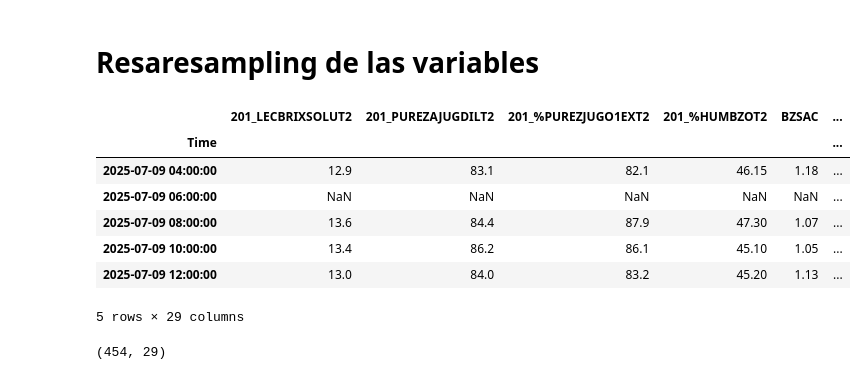
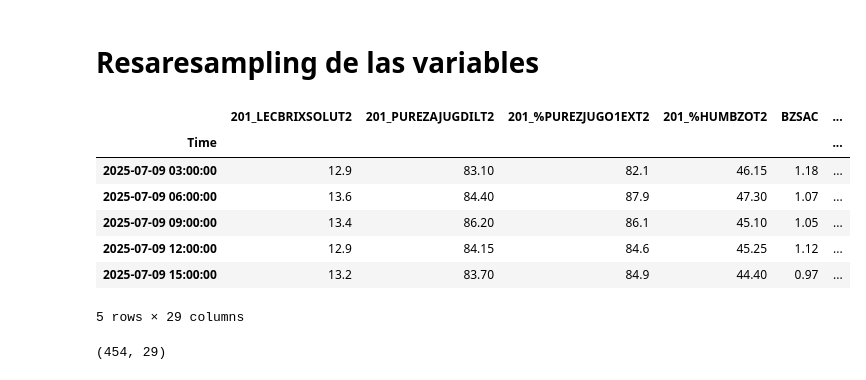
Before and after one commit to juanseo/ICESI_AnalisisDatos1_Sacarosa, a Jupyter notebook: analisis_bivariado.ipynb, the cells around one changed output. Saved outputs shown, nothing was run; the diff lists cells and outputs as text; code cells hidden in the pictures.

```diff
--- a/analisis_bivariado.ipynb
+++ b/analisis_bivariado.ipynb
@@ -172,25 +172,25 @@ df_filtrado.shape
 # %%
 # Convertir la columna "Time" a tipo datetime
 df_filtrado["Time"] = pd.to_datetime(df_filtrado["Time"], errors="coerce")
 
 # Establecer "Time" como índice
 df_resample = df_filtrado.set_index("Time")
 
 # Ejemplo: resamplear a intervalos de 1 hora y calcular la media
-df_resample_1h = df_resample.resample("2H").mean()
+df_resample_1h = df_resample.resample("3H").mean()
 
 df_resample_1h.to_csv('variables_resapleadas.csv')
 
 # Mostrar las primeras filas del dataframe resampleado
 df_resample_1h.head()
 # %% [output]
 |  | 201_LECBRIXSOLUT2 | 201_PUREZAJUGDILT2 | 201_%PUREZJUGO1EXT2 | 201_%HUMBZOT2 | BZSAC | ... |
 | Time |  |  |  |  |  | ... |
-| 2025-07-09 04:00:00 | 12.9 | 83.1 | 82.1 | 46.15 | 1.18 | ... |
-| 2025-07-09 06:00:00 | NaN | NaN | NaN | NaN | NaN | ... |
-| 2025-07-09 08:00:00 | 13.6 | 84.4 | 87.9 | 47.30 | 1.07 | ... |
-| 2025-07-09 10:00:00 | 13.4 | 86.2 | 86.1 | 45.10 | 1.05 | ... |
-| 2025-07-09 12:00:00 | 13.0 | 84.0 | 83.2 | 45.20 | 1.13 | ... |
+| 2025-07-09 03:00:00 | 12.9 | 83.10 | 82.1 | 46.15 | 1.18 | ... |
+| 2025-07-09 06:00:00 | 13.6 | 84.40 | 87.9 | 47.30 | 1.07 | ... |
+| 2025-07-09 09:00:00 | 13.4 | 86.20 | 86.1 | 45.10 | 1.05 | ... |
+| 2025-07-09 12:00:00 | 12.9 | 84.15 | 84.6 | 45.25 | 1.12 | ... |
+| 2025-07-09 15:00:00 | 13.2 | 83.70 | 84.9 | 44.40 | 0.97 | ... |
 5 rows × 29 columns
 # %%
 df_resample_1h.shape
```
Also changed, not shown: parts of 21 cells of this notebook.
